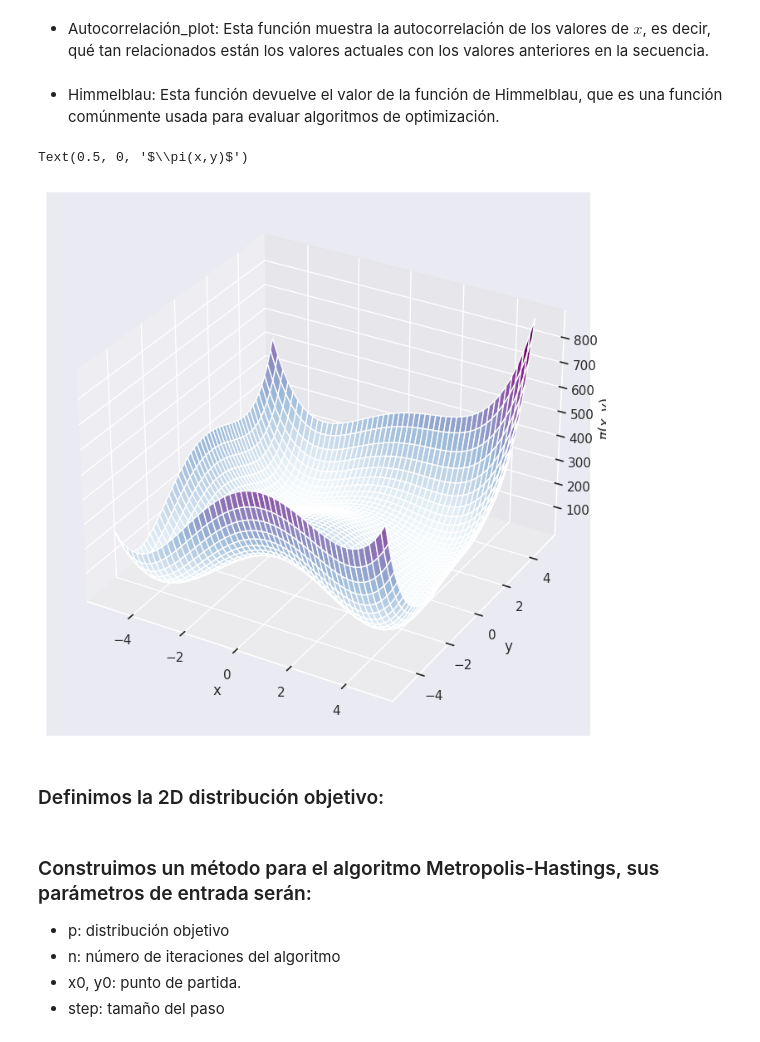
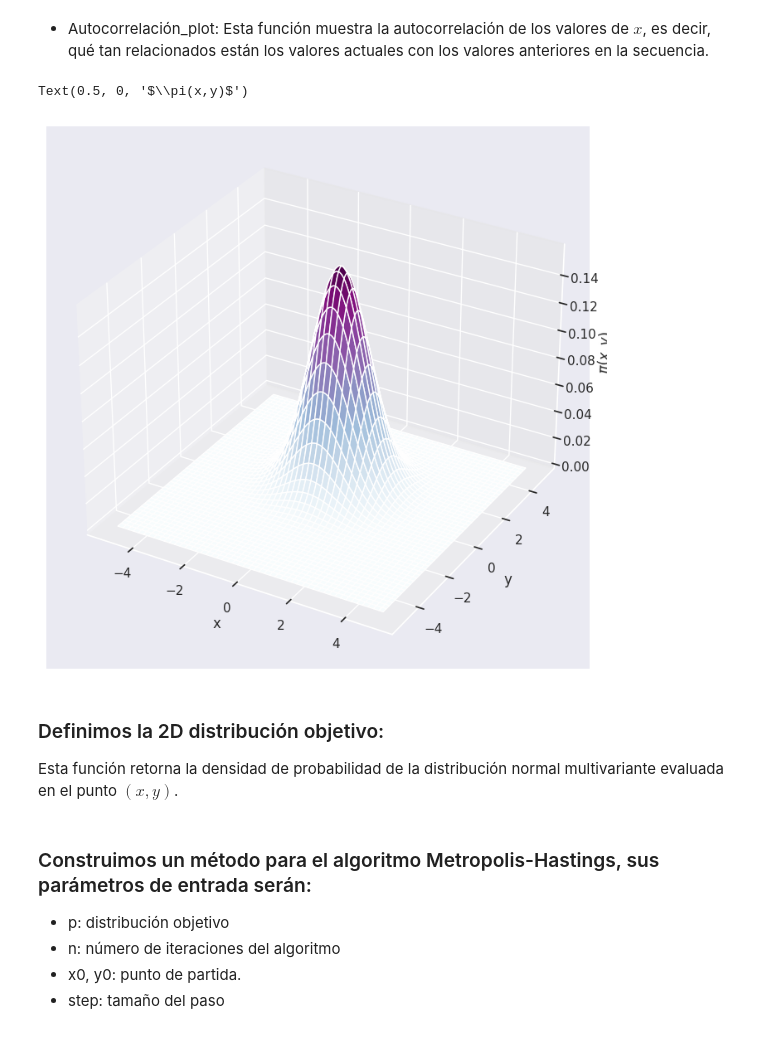
Before and after one commit to MaricelaMH/SIMULACION-II, a Jupyter notebook: Caminantes.ipynb, the cells around one changed output. Drawn from its saved outputs; the diff is of its cells as text; code cells hidden in the pictures.

```diff
--- a/Caminantes.ipynb
+++ b/Caminantes.ipynb
@@ -94,4 +94,2 @@ def plot_dist(x,y):
 mean = np.array([0, 1])
 var = np.array([[1, .5], [.5, 1]])
-# %% [markdown]
-* Himmelblau: Esta función devuelve el valor de la función de Himmelblau, que es una función comúnmente usada para evaluar algoritmos de optimización.
@@ -101,25 +96,26 @@ def  himmelblau(x,y):
 # %%
 # Creamos la malla de un grafico en 3D
 x, y = np.linspace(-5, 5, 200), np.linspace(-5, 5, 200)
 X,Y = np.meshgrid(x,y)
 
-# generate bivariate normal
-#Z = bivariate_normal(X,Y,var[0][0],var[1][1],mean[0],mean[1]) #Distribucion normal
-Z = himmelblau(X,Y)
+# Generate bivariate normal
+Z = bivariate_normal(X,Y,var[0][0],var[1][1],mean[0],mean[1]) #Distribucion normal
 
 # plot surface in 3D
 fig = plt.figure(figsize=(12,8.5))
 ax = fig.add_subplot(111, projection='3d')
 ax.plot_surface(X, Y, Z, cmap= 'BuPu')
 
 ax.set_xlabel('x')
 ax.set_ylabel('y')
 ax.set_zlabel('$\pi(x,y)$')
 # %% [output]
 Text(0.5, 0, '$\\pi(x,y)$')
-[figure, old version]
+[figure, new version]
-# %% [markdown]
-### Definimos la 2D distribución objetivo:
+# %% [markdown]
+### Definimos la 2D distribución objetivo:
+
+Esta función retorna la densidad de probabilidad de la distribución normal multivariante evaluada en el punto $(x,y)$.
 # %%
 def ptarget(x, y):
     return st.multivariate_normal.pdf([x, y], mean=mean, cov=var)
```
Also changed, not shown: parts of 43 cells of this notebook.
